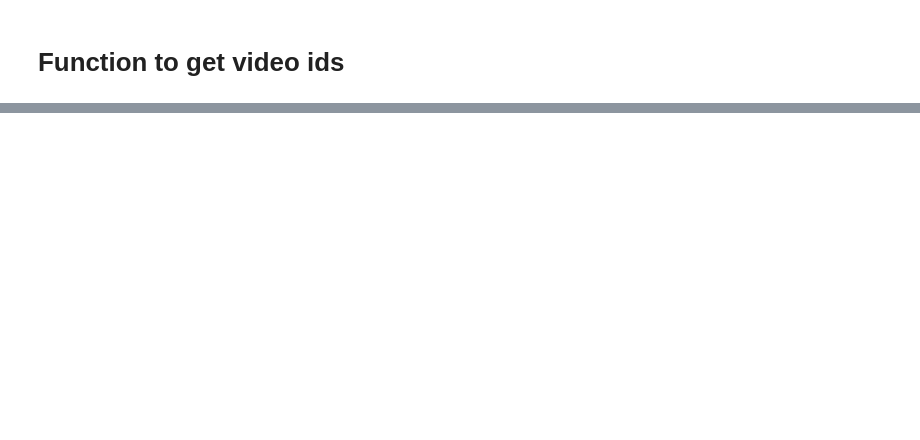
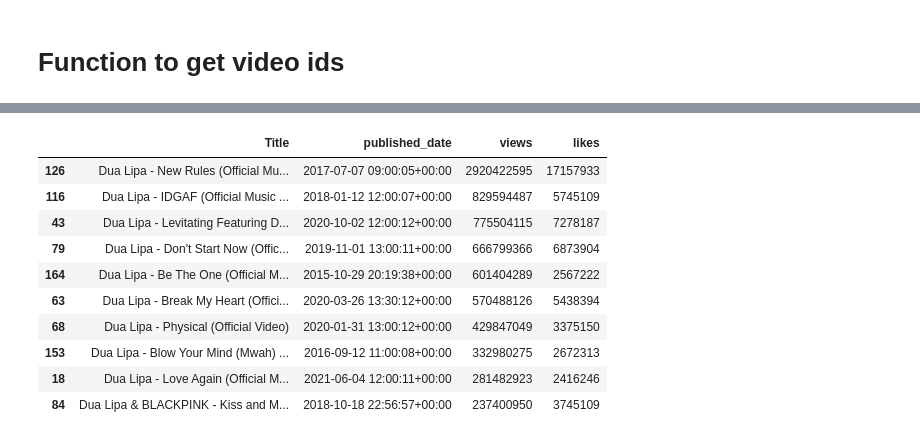
Before and after one commit to Dheeerazzz/YT-Analysis, a Jupyter notebook: project/YT-Analysis.ipynb, the cells around one changed output, grey strips where cells are left out. Cells and saved outputs as stored; diff of their text form; code cells hidden in the pictures; blank space fills up the shorter version.

```diff
--- a/project/YT-Analysis.ipynb
+++ b/project/YT-Analysis.ipynb
@@ -129,4 +176,17 @@ video_data.info()
 # %%
 top10_vids=video_data.sort_values(by='views',ascending=False)
 # %%
-top10_vids.head(10)
+top_vids=top10_vids.head(10)
+top_vids
+# %% [output]
+|  | Title | published_date | views | likes |
+| 126 | Dua Lipa - New Rules (Official Mu... | 2017-07-07 09:00:05+00:00 | 2920422595 | 17157933 |
+| 116 | Dua Lipa - IDGAF (Official Music ... | 2018-01-12 12:00:07+00:00 | 829594487 | 5745109 |
+| 43 | Dua Lipa - Levitating Featuring D... | 2020-10-02 12:00:12+00:00 | 775504115 | 7278187 |
+| 79 | Dua Lipa - Don't Start Now (Offic... | 2019-11-01 13:00:11+00:00 | 666799366 | 6873904 |
+| 164 | Dua Lipa - Be The One (Official M... | 2015-10-29 20:19:38+00:00 | 601404289 | 2567222 |
+| 63 | Dua Lipa - Break My Heart (Offici... | 2020-03-26 13:30:12+00:00 | 570488126 | 5438394 |
+| 68 | Dua Lipa - Physical (Official Video) | 2020-01-31 13:00:12+00:00 | 429847049 | 3375150 |
+| 153 | Dua Lipa - Blow Your Mind (Mwah) ... | 2016-09-12 11:00:08+00:00 | 332980275 | 2672313 |
+| 18 | Dua Lipa - Love Again (Official M... | 2021-06-04 12:00:11+00:00 | 281482923 | 2416246 |
+| 84 | Dua Lipa & BLACKPINK - Kiss and M... | 2018-10-18 22:56:57+00:00 | 237400950 | 3745109 |
```
Also changed, not shown: parts of 19 cells of this notebook, 2 other files.
